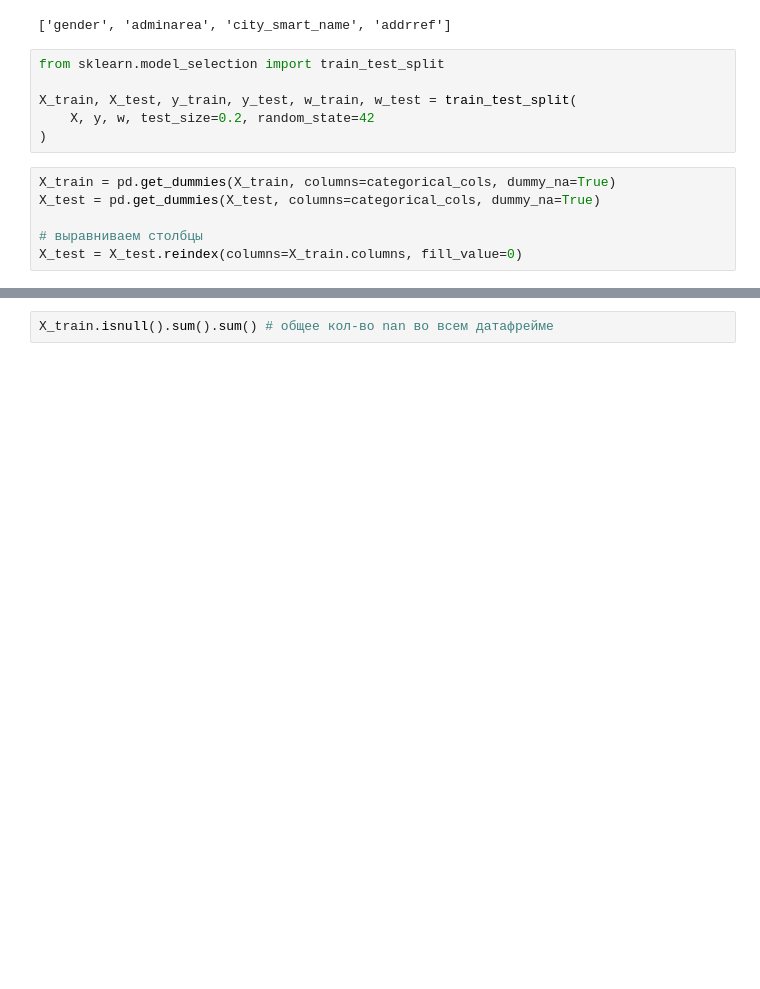
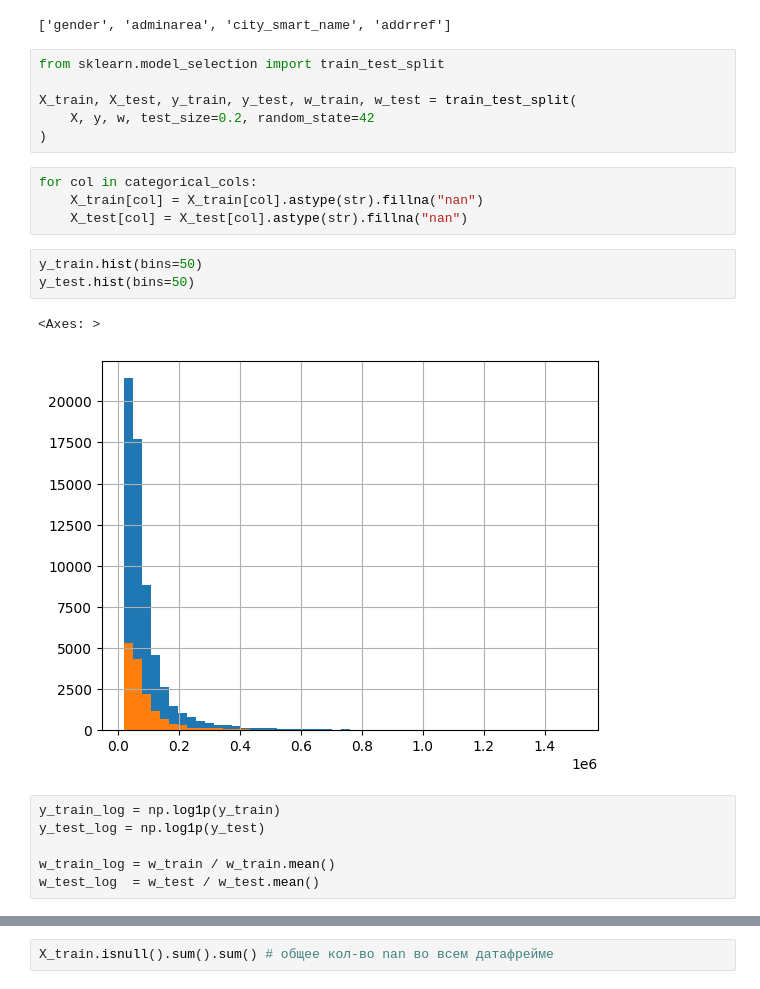
Before and after one commit to hdl0909/building_an_income_model, a Jupyter notebook: model_income_start.ipynb, the cells around one changed output, grey strips where cells are left out. Saved outputs shown, nothing was run; the diff lists cells and outputs as text; blank space fills up the shorter version.

```diff
--- a/model_income_start.ipynb
+++ b/model_income_start.ipynb
@@ -78,8 +78,18 @@ X_train, X_test, y_train, y_test, w_train, w_test = train_test_split(
     X, y, w, test_size=0.2, random_state=42
 )
 # %%
-X_train = pd.get_dummies(X_train, columns=categorical_cols, dummy_na=True)
-X_test = pd.get_dummies(X_test, columns=categorical_cols, dummy_na=True)
-
-# выравниваем столбцы
-X_test = X_test.reindex(columns=X_train.columns, fill_value=0)
+for col in categorical_cols:
+    X_train[col] = X_train[col].astype(str).fillna("nan")
+    X_test[col] = X_test[col].astype(str).fillna("nan")
+# %%
+y_train.hist(bins=50)
+y_test.hist(bins=50)
+# %% [output]
+<Axes: >
+[figure, added]
+# %%
+y_train_log = np.log1p(y_train)
+y_test_log = np.log1p(y_test)
+
+w_train_log = w_train / w_train.mean()
+w_test_log  = w_test / w_test.mean()
```
Also changed, not shown: parts of 12 cells of this notebook.
